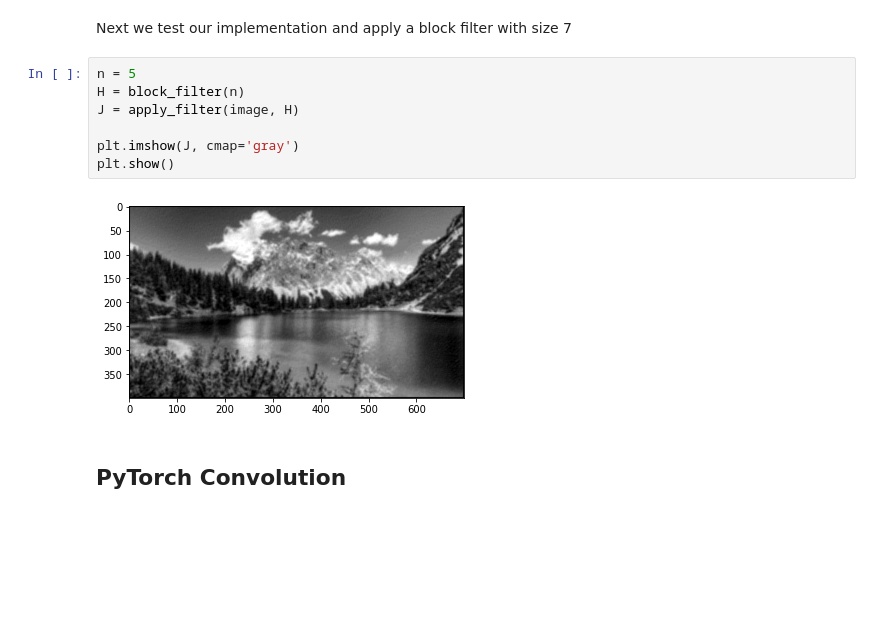
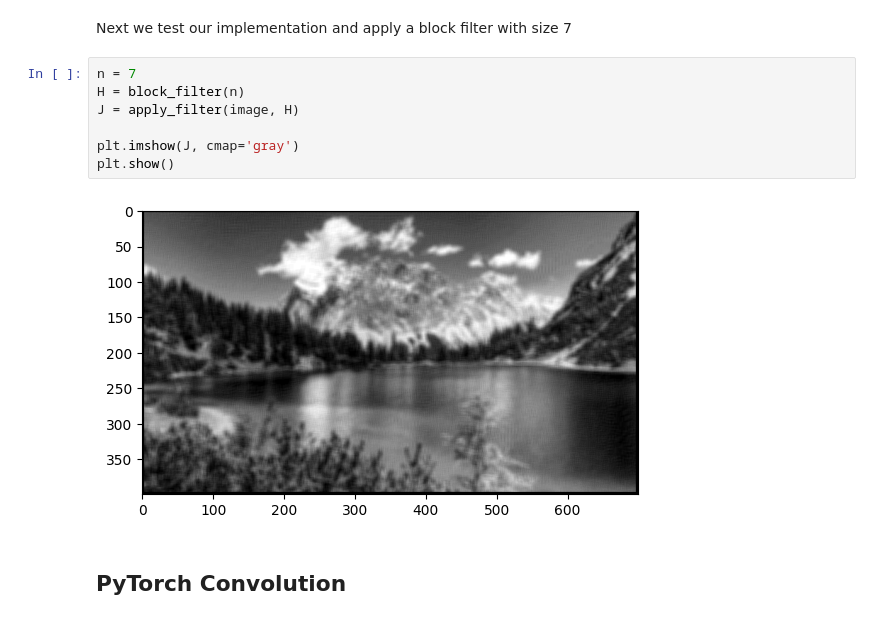
Before and after one commit to CV-INSIDE/computer-vision-course, a Jupyter notebook: 4_convolution.ipynb, the cells around one changed output. Saved outputs shown, nothing was run; the diff lists cells and outputs as text; blank space fills up the shorter version.

```diff
--- a/4_convolution.ipynb
+++ b/4_convolution.ipynb
@@ -76,14 +83,14 @@ image = image.astype(float)
 # %% [markdown]
 Next we test our implementation and apply a block filter with size 7
 # %%
-n = 5
+n = 7
 H = block_filter(n)
 J = apply_filter(image, H)
 
 plt.imshow(J, cmap='gray')
 plt.show()
 # %% [output]
-[figure, old version]
+[figure, new version]
 # %% [markdown]
 ## PyTorch Convolution <a class="anchor" id="pytorch" ></a>
 # %%
```
Also changed, not shown: parts of 17 cells of this notebook, 1 other file.
